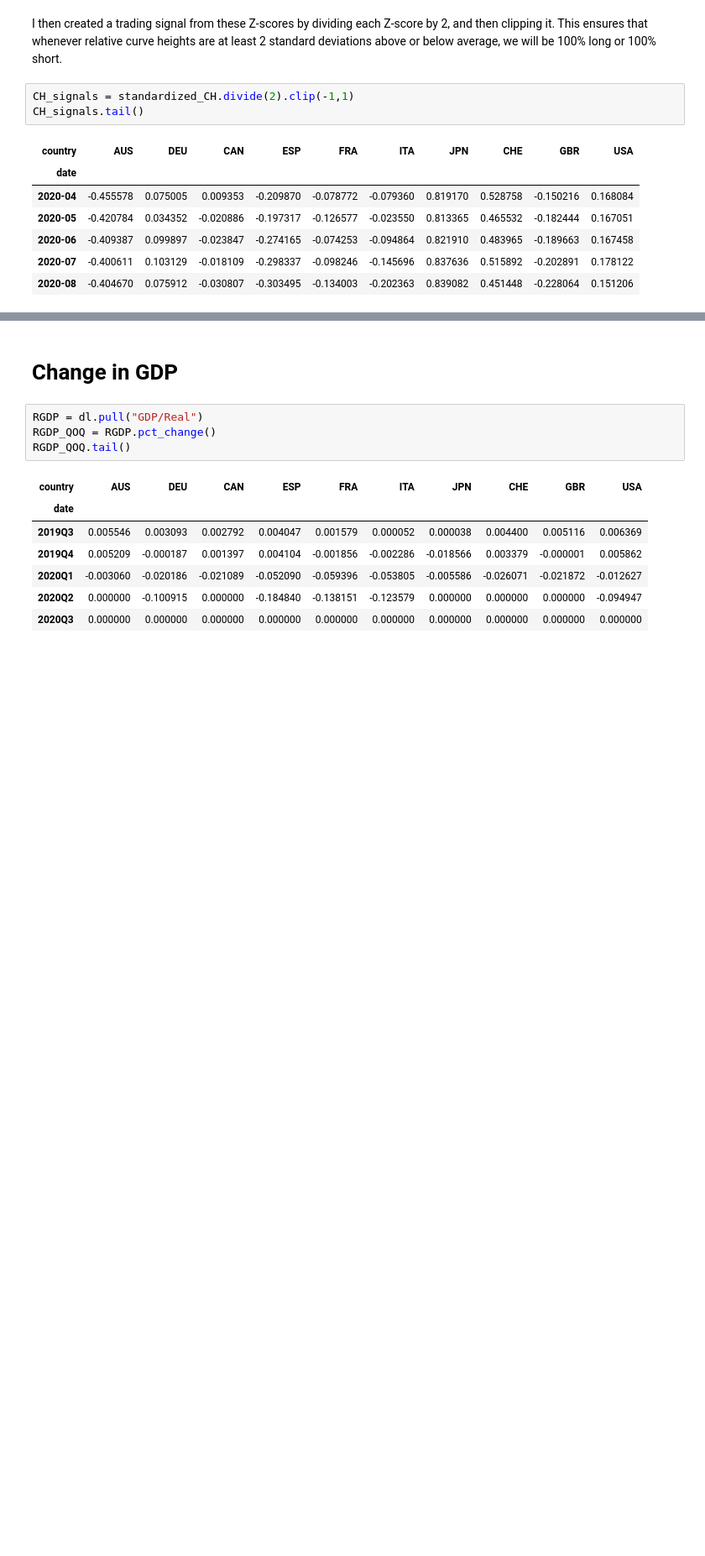
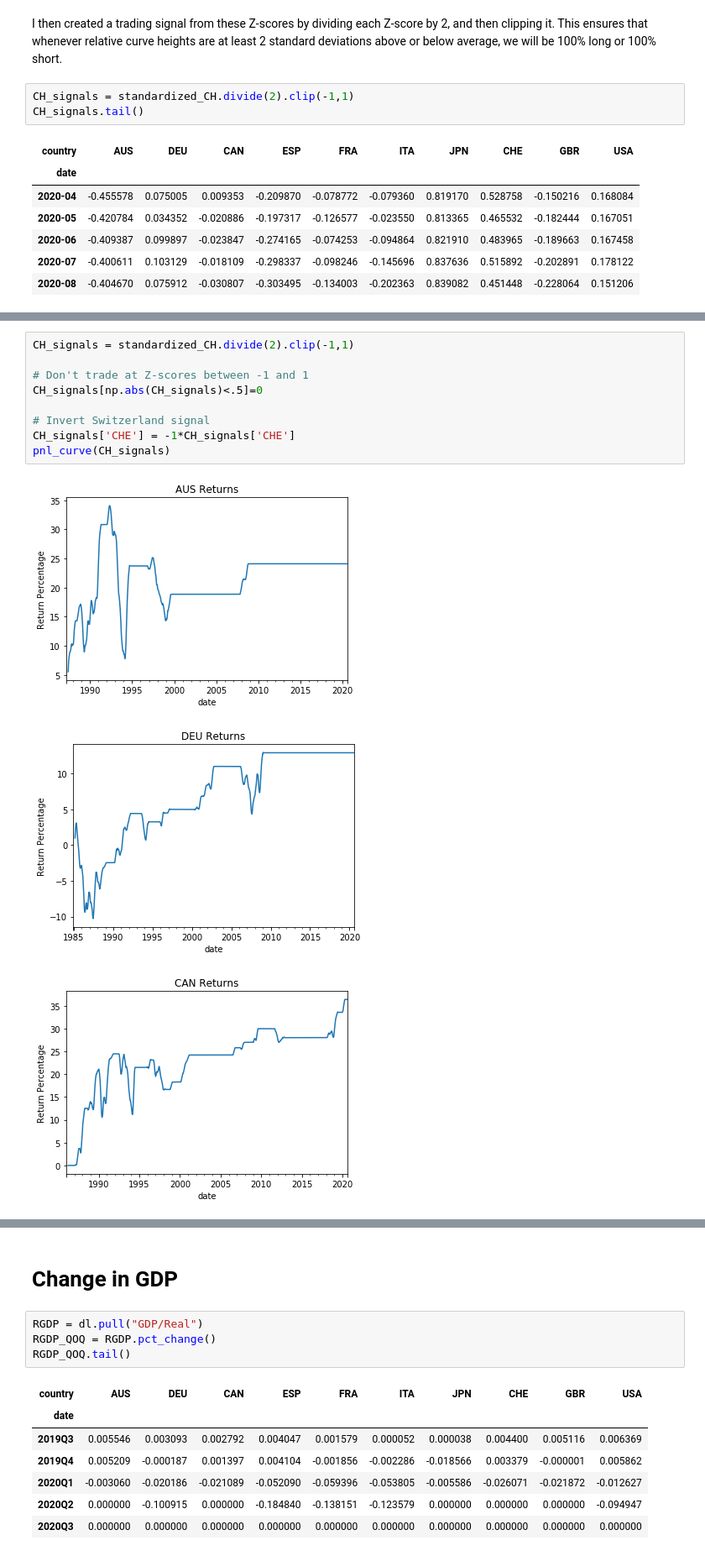
Before and after one commit to Mike-Huntress/Internship2020, a Jupyter notebook: SampleSignal/Indicator Workbook.ipynb, the cells around one changed output, grey strips where cells are left out. Shown at 84% size. Cells and saved outputs as stored; diff of their text form; blank space fills up the shorter version.

```diff
--- a/SampleSignal/Indicator Workbook.ipynb
+++ b/SampleSignal/Indicator Workbook.ipynb
@@ -208,0 +183,13 @@ pnl_curve(CH_signals)
+# %%
+CH_signals = standardized_CH.divide(2).clip(-1,1)
+
+# Don't trade at Z-scores between -1 and 1
+CH_signals[np.abs(CH_signals)<.5]=0
+
+# Invert Switzerland signal
+CH_signals['CHE'] = -1*CH_signals['CHE']
+pnl_curve(CH_signals)
+# %% [output]
+[figure, added]
+[figure, added]
+[figure, added]
```
Also changed, not shown: parts of 19 cells of this notebook.
